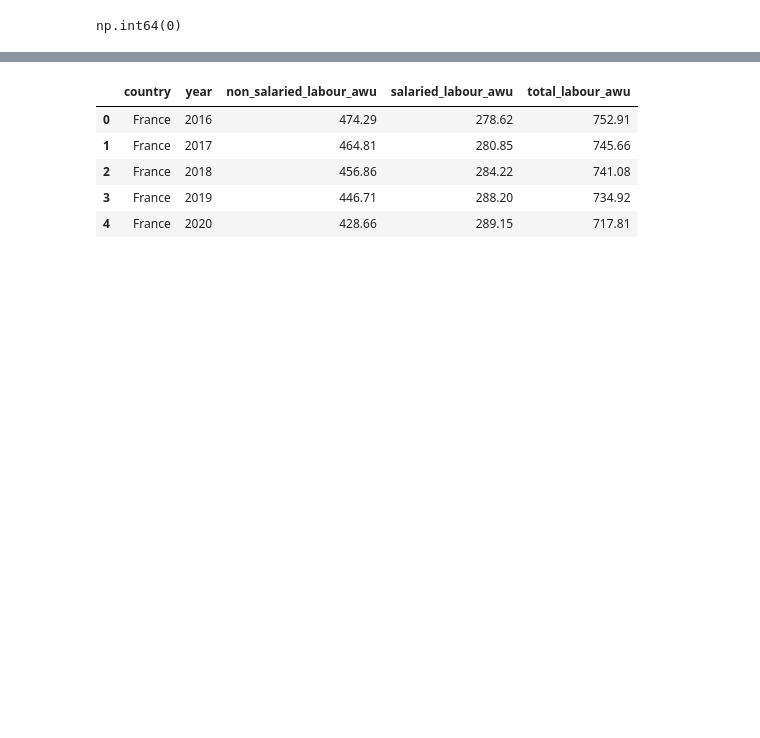
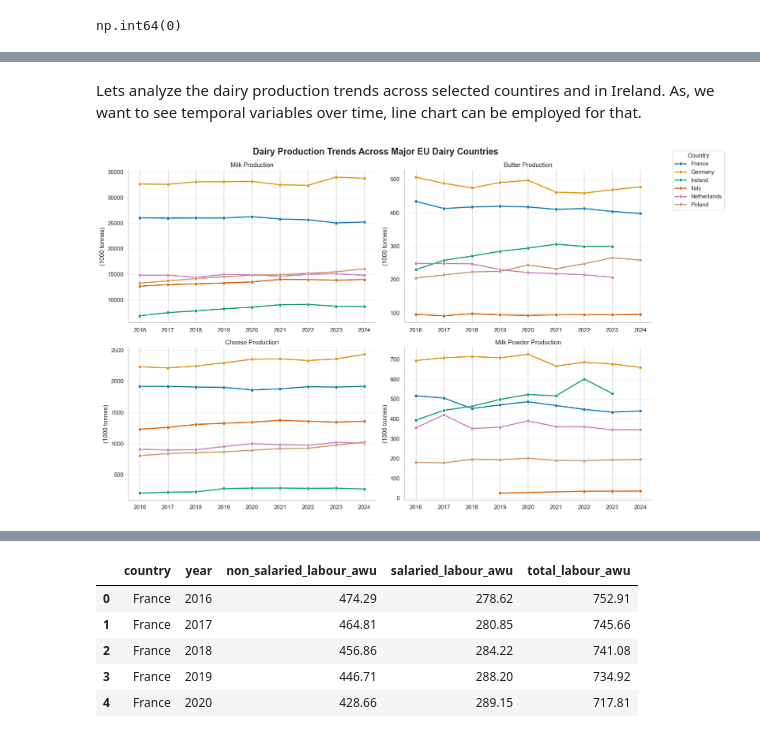
Before and after one commit to alizah-2026006/ca2-dairy-dashboard, a Jupyter notebook: data_prep_notebook.ipynb, the cells around one changed output, grey strips where cells are left out. Drawn from its saved outputs; the diff is of its cells as text; code cells hidden in the pictures; blank space fills up the shorter version.

Commit message:
EDA & Visualization

```diff
--- a/data_prep_notebook.ipynb
+++ b/data_prep_notebook.ipynb
@@ -1132,0 +1190,5 @@ Lets merge the collected datasets for further analysis using "merge" function.
+# %%
+df_trade["country"] = df_trade["country"].replace({
+    "Netherlands (Kingdom of the)": "Netherlands"
+})
+df_trade.country.unique()
@@ -1177,5 +1258,4 @@ From the articles below the big players of the dairy industry have been identifi
 3. https://ec.europa.eu/eurostat/web/products-eurostat-news/w/ddn-20251120-3
 # %%
 countries_to_compare = ["Germany","France", "Netherlands","Poland","Italy","Ireland"]
-master_df = master_df[master_df["country"].isin(countries_to_compare)].reset_index(drop=True)
-master_df.head()
+comparison_df = master_df[master_df["country"].isin(countries_to_compare)].reset_index(drop=True)
@@ -1209,0 +1282,5 @@ memory usage: 95.2+ KB
+# %%
+comparison_df = comparison_df[(comparison_df['year'] >= 2016) & (comparison_df["year"] < 2025)].reset_index(drop=True)
+comparison_df.to_csv("data/processed/comparison_df.csv",index=False)
+comparison_df.to_sql("comparison_df", con=engine, if_exists="replace", index=False)
+comparison_df.head()
@@ -1239,5 +1331,5 @@ eda_df.head()
 # %%
-dairy_df = eda_df[
+dairy_df = comparison_df[
     [
         'country',
         'year',
@@ -1255,7 +1347,7 @@ dairy_df = eda_df[
 ]
 
 dairy_df.to_csv("data/processed/dairy_df.csv", index=False)
-
+dairy_df.to_sql("dairy_df", con=engine, if_exists="replace", index=False)
 dairy_df.head()
 # %% [output]
 |  | country | year | milk_prod_1000t | butter_prod_1000t | cheese_prod_1000t | milk_powder_prod_1000t | ... |
@@ -1329,0 +1393,31 @@ country_summary
+# %% [markdown]
+Lets analyze the dairy production trends across selected countires and in Ireland. As, we want to see temporal variables over time, line chart can be employed for that.
+# %%
+fig, axes = plt.subplots(2,2, figsize=(15,10))
+
+plots = [
+    (axes[0,0], 'milk_prod_1000t', "Milk Production"),
+    (axes[0,1], 'butter_prod_1000t', "Butter Production"),
+    (axes[1,0], 'cheese_prod_1000t', "Cheese Production"),
+    (axes[1,1], 'milk_powder_prod_1000t', "Milk Powder Production")
+]
+
+for ax, y, title in plots:
+
+    sns.lineplot(data=dairy_df,x='year',y=y,hue='country',linewidth=2,marker='o',ax=ax)
+    ax.set(title=title,xlabel="",ylabel="(1000 tonnes)")
+
+    ax.grid(axis="y", alpha=0.3)
+    sns.despine(ax=ax)
+
+handles, labels = axes[0,0].get_legend_handles_labels()
+
+for ax in axes.flat:
+    ax.get_legend().remove()
+
+fig.legend(handles,labels,title="Country",bbox_to_anchor=(1.02,0.98),loc="upper left")
+
+plt.suptitle("Dairy Production Trends Across Major EU Dairy Countries",fontsize=17,weight="semibold")
+plt.tight_layout()
+# %% [output]
+[figure, added]
```
Also changed, not shown: parts of 106 cells of this notebook, 11 other files.
